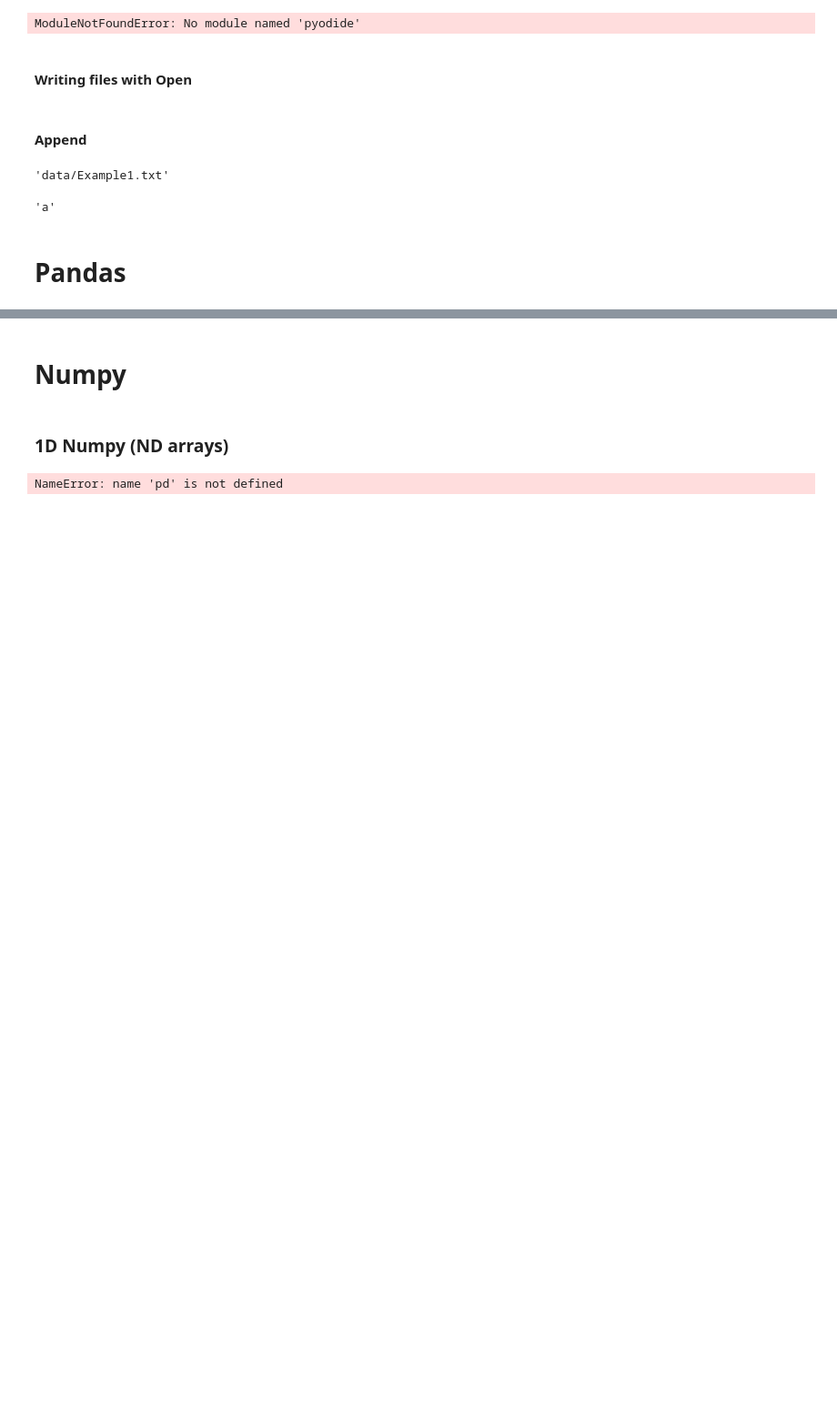
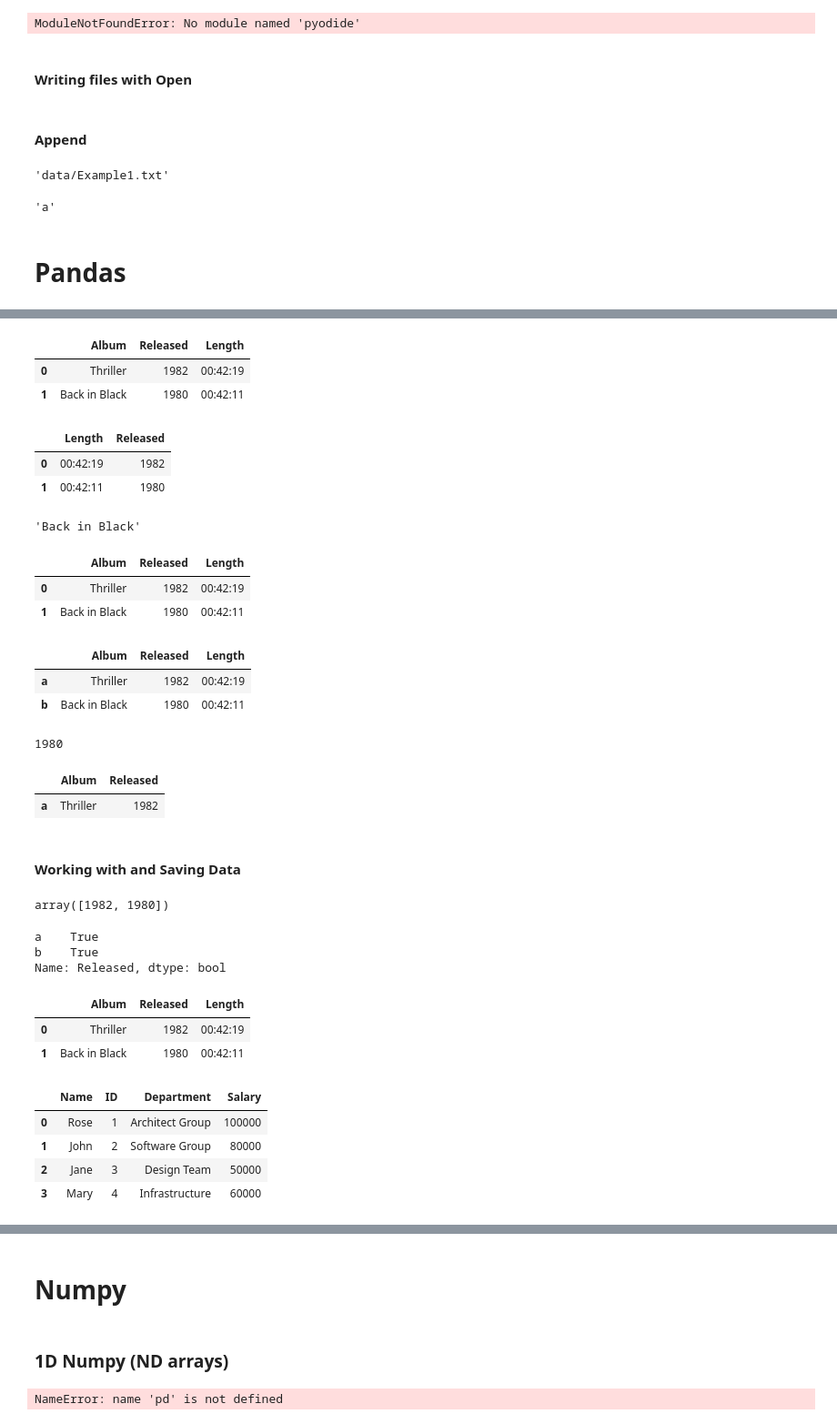
Before and after one commit to lucienadvornik/python_for_ds, a Jupyter notebook: module4.ipynb, the cells around one changed output, grey strips where cells are left out. Shown: that part at 91% size. Cells and saved outputs as stored; diff of their text form; code cells hidden in the pictures; blank space fills up the shorter version.

```diff
--- a/module4.ipynb
+++ b/module4.ipynb
@@ -112,0 +118,6 @@ FileNotFoundError: [Errno 2] No such file or directory: 'file1.csv'
+# %%
+songs_frame.head()
+# %% [output]
+|  | Album | Released | Length |
+| 0 | Thriller | 1982 | 00:42:19 |
+| 1 | Back in Black | 1980 | 00:42:11 |
@@ -112,0 +126,11 @@ FileNotFoundError: [Errno 2] No such file or directory: 'file1.csv'
+# %%
+x
+# %% [output]
+|  | Length | Released |
+| 0 | 00:42:19 | 1982 |
+| 1 | 00:42:11 | 1980 |
+# %%
+#songs_frame.iloc[0,0]
+songs_frame.iloc[1,0]  # row index: 1, column index: 0
+# %% [output]
+'Back in Black'
@@ -112,0 +142,46 @@ FileNotFoundError: [Errno 2] No such file or directory: 'file1.csv'
+# %%
+df_new= songs_frame
+df_new
+# %% [output]
+|  | Album | Released | Length |
+| 0 | Thriller | 1982 | 00:42:19 |
+| 1 | Back in Black | 1980 | 00:42:11 |
+# %%
+df_new.index=['a','b']
+df_new
+# %% [output]
+|  | Album | Released | Length |
+| a | Thriller | 1982 | 00:42:19 |
+| b | Back in Black | 1980 | 00:42:11 |
+# %%
+df_new.loc['a','Album']
+df_new.loc['b','Released']
+# %% [output]
+1980
+# %%
+# slicing dataframes
+z=df_new.iloc[0:1,0:2]
+z
+# %% [output]
+|  | Album | Released |
+| a | Thriller | 1982 |
+# %% [markdown]
+#### Working with and Saving Data
+# %%
+df_new['Released'].unique()
+# %% [output]
+array([1982, 1980])
+# %%
+df_new['Released']>1870
+# %% [output]
+a    True
+b    True
+Name: Released, dtype: bool
+# %%
+df=songs_frame
+df1=df[df['Released']>1870]
+df1
+# %% [output]
+|  | Album | Released | Length |
+| 0 | Thriller | 1982 | 00:42:19 |
+| 1 | Back in Black | 1980 | 00:42:11 |
@@ -112,0 +194,17 @@ FileNotFoundError: [Errno 2] No such file or directory: 'file1.csv'
+# %%
+#Define a dictionary 'x'
+
+x = {'Name': ['Rose','John', 'Jane', 'Mary'], 'ID': [1, 2, 3, 4], 'Department': ['Architect Group', 'Software Group', 'Design Team', 'Infrastructure'],
+      'Salary':[100000, 80000, 50000, 60000]}
+
+#casting the dictionary to a DataFrame
+df = pd.DataFrame(x)
+
+#display the result df
+df
+# %% [output]
+|  | Name | ID | Department | Salary |
+| 0 | Rose | 1 | Architect Group | 100000 |
+| 1 | John | 2 | Software Group | 80000 |
+| 2 | Jane | 3 | Design Team | 50000 |
+| 3 | Mary | 4 | Infrastructure | 60000 |
```
Also changed, not shown: parts of 13 cells of this notebook, 1 other file.
